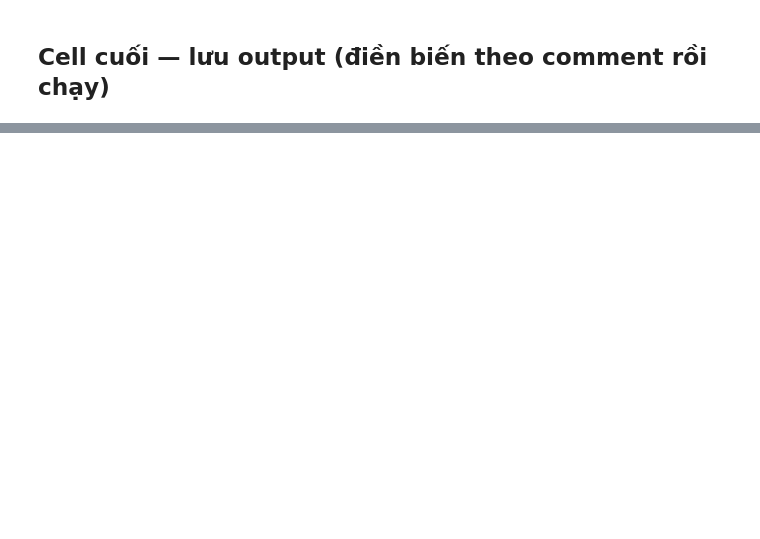
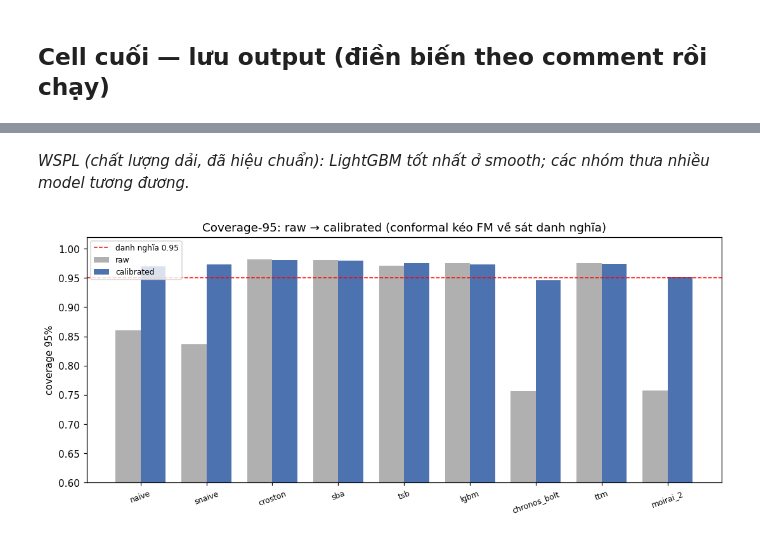
Before and after one commit to DuyKhanh162/m5-intermittent-forecasting, a Jupyter notebook: notebooks/P5.ipynb, the cells around one changed output, grey strips where cells are left out. Cells and saved outputs as stored; diff of their text form; code cells hidden in the pictures; blank space fills up the shorter version.

```diff
--- a/notebooks/P5.ipynb
+++ b/notebooks/P5.ipynb
@@ -72,0 +97,26 @@ if len(forecasts_ok) < len(forecasts):
+# %%
+# ---------- 6.0 Tham số đánh giá (chốt trước khi xem kết quả) ----------
+from scipy.stats import rankdata, studentized_range, norm
+
+Q = [round(float(q), 3) for q in Q]
+QI = {q: i for i, q in enumerate(Q)}
+SEG_ORDER = ["smooth", "erratic", "intermittent", "lumpy"]
+COV_PAIRS = [(0.25, 0.75, 50), (0.165, 0.835, 67), (0.025, 0.975, 95), (0.005, 0.995, 99)]
+METRICS = {"RMSSE": "điểm (chính)", "MASE": "điểm (phụ)", "WSPL": "xác suất (chính)", "SPL": "xác suất (phụ)"}
+ALPHA = 0.05          # mức ý nghĩa DM / MCB
+MIN_WINDOWS = 3       # win rule: chênh phải sống qua >= 3 cửa sổ rolling-origin
+MIN_COVERAGE = 0.99   # model phải có forecast đủ cho >= 99% (chuỗi × cửa sổ) mới vào so sánh chính
+PRIMARY = ("calibrated", "WSPL")   # tiêu chí của decision_table (bảng 1 dòng / nhóm cho P2)
+# chi phí vận hành tương đối (chỉ dùng để phân định khi "tương đương"; thấp = rẻ)
+COST_RANK = {"naive": 0, "snaive": 0, "croston": 1, "sba": 1, "tsb": 1,
+             "lgbm": 2, "ttm": 3, "chronos_bolt": 4, "moirai_2": 5}
+
+ids = pd.Index(sorted(pd.read_csv("common/sample_ids.csv")["series_id"]))
+SEG = seg.set_index("series_id")["segment"].reindex(ids).to_numpy()
+POP_SHARE = seg["segment"].value_counts(normalize=True).reindex(SEG_ORDER)   # tần suất thật (30.490 chuỗi)
+windows = windows.sort_values("test_start", ascending=False).reset_index(drop=True)
+WIN = {r.window: dict(origin=int(r.test_start) - 1, test=int(r.test_start), cal=int(r.train_end) + 1)
+       for r in windows.itertuples()}
+print("Mẫu:", len(ids), "chuỗi |", pd.Series(SEG).value_counts().reindex(SEG_ORDER).to_dict())
+print("Cửa sổ:", {w: f"test d{v['test']}-{v['test']+H-1}, hiệu chuẩn (val) d{v['cal']}-{v['cal']+H-1}" for w, v in WIN.items()})
+print("Tần suất thật:", POP_SHARE.round(3).to_dict())
@@ -81,0 +682,22 @@ print("✅ Đã lưu metrics_by_model_segment + decision_table")
+# %% [markdown]
+*WSPL (chất lượng dải, đã hiệu chuẩn): LightGBM tốt nhất ở smooth; các nhóm thưa nhiều model tương đương.*
+# %%
+# Biểu đồ B — Coverage-95: raw → calibrated theo model (nhóm ALL balanced)
+import matplotlib.pyplot as plt
+import pandas as pd, numpy as np
+m = pd.read_parquet("data/outputs/metrics_by_model_segment.parquet")
+order = ["naive","snaive","croston","sba","tsb","lgbm","chronos_bolt","ttm","moirai_2"]
+d = m[(m.window=="ALL") & (m.segment=="ALL (balanced)")]
+raw = d[d.version=="raw"].set_index("model")["cov95"].reindex(order)
+cal = d[d.version=="calibrated"].set_index("model")["cov95"].reindex(order)
+x = np.arange(len(order)); w = 0.38
+fig, ax = plt.subplots(figsize=(10, 4.5))
+ax.bar(x - w/2, raw.values, w, label="raw", color="#B0B0B0")
+ax.bar(x + w/2, cal.values, w, label="calibrated", color="#4C72B0")
+ax.axhline(0.95, ls="--", color="red", lw=1, label="danh nghĩa 0.95")
+ax.set_xticks(x); ax.set_xticklabels(order, rotation=20, fontsize=8)
+ax.set_ylim(0.6, 1.02); ax.set_ylabel("coverage 95%")
+ax.set_title("Coverage-95: raw → calibrated (conformal kéo FM về sát danh nghĩa)")
+ax.legend(fontsize=8); fig.tight_layout(); plt.show()
+# %% [output]
+[figure, added]
```
Also changed, not shown: parts of 24 cells of this notebook, 4 other files.
